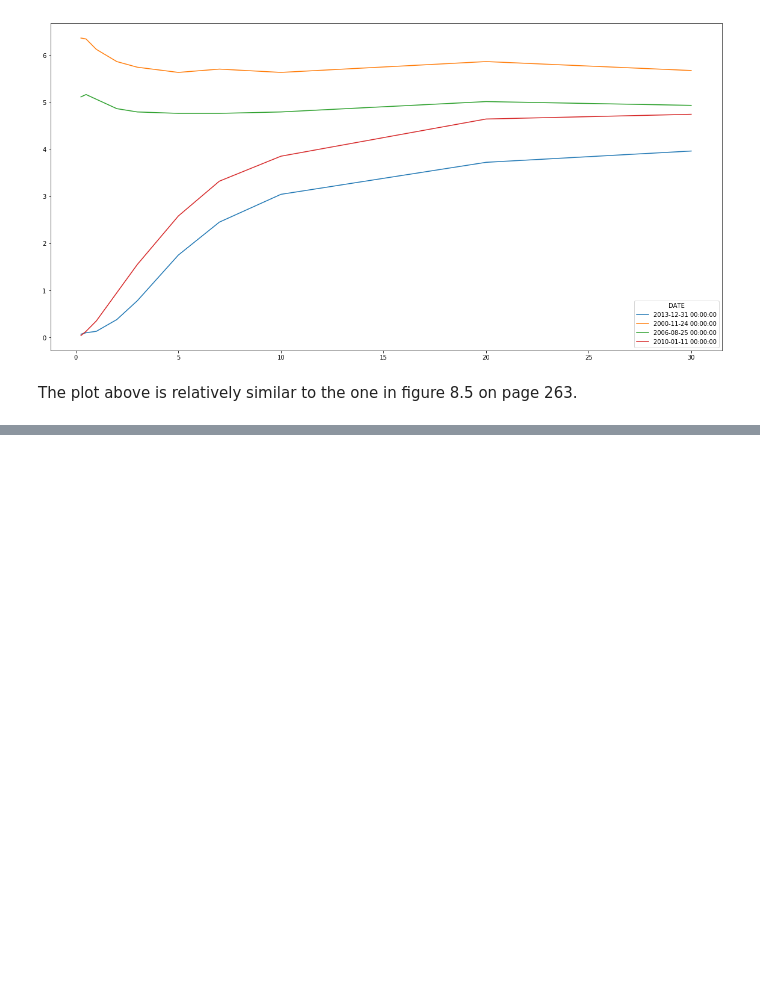
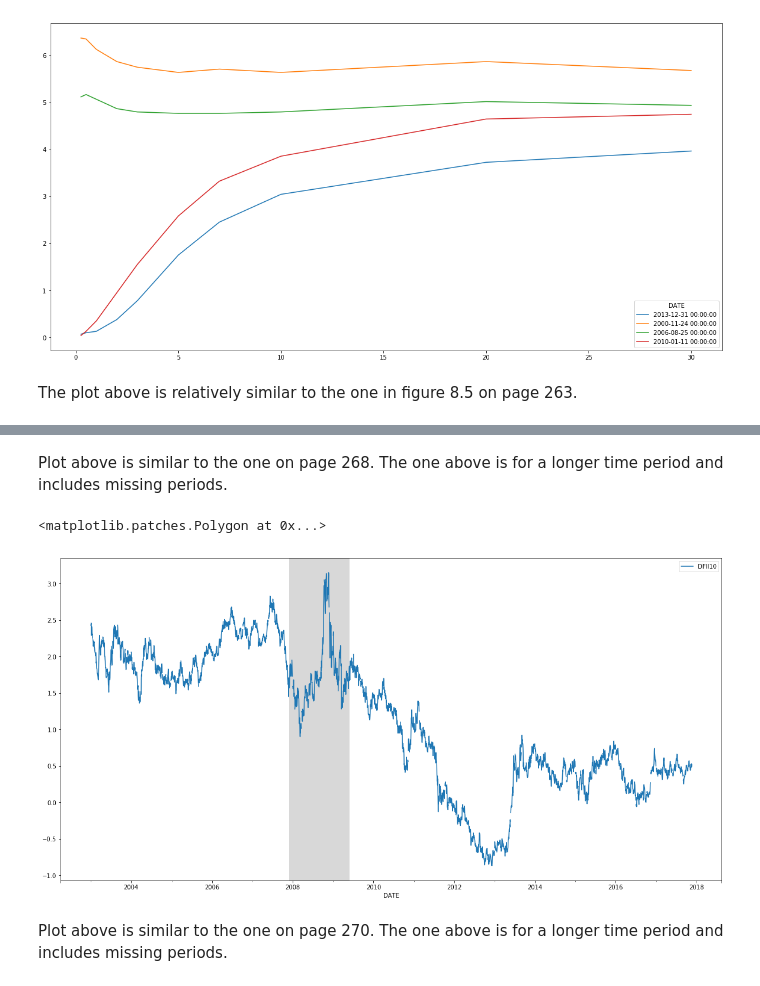
Before and after one commit to drastorguev/financethroughpython, a Jupyter notebook: AFDIFMUR-Ch8-Fixed_Income.ipynb, the cells around one changed output, grey strips where cells are left out. Saved outputs shown, nothing was run; the diff lists cells and outputs as text; code cells hidden in the pictures; blank space fills up the shorter version.

```diff
--- a/AFDIFMUR-Ch8-Fixed_Income.ipynb
+++ b/AFDIFMUR-Ch8-Fixed_Income.ipynb
@@ -82,0 +98,11 @@ The plot above is relatively similar to the one in figure 8.5 on page 263.
+# %% [markdown]
+Plot above is similar to the one on page 268. The one above is for a longer time period and includes missing periods.
+# %%
+DFII10 = web.DataReader("DFII10", "fred", start, end)
+DFII10.plot(figsize=(20,10))
+plt.axvspan(pd.to_datetime('2007-12-01'), pd.to_datetime('2009-06-01'), color='grey', alpha=0.3, lw=0, label =  "Recession")
+# %% [output]
+<matplotlib.patches.Polygon at 0x...>
+[figure, added]
+# %% [markdown]
+Plot above is similar to the one on page 270. The one above is for a longer time period and includes missing periods.
```
Also changed, not shown: parts of 24 cells of this notebook.
